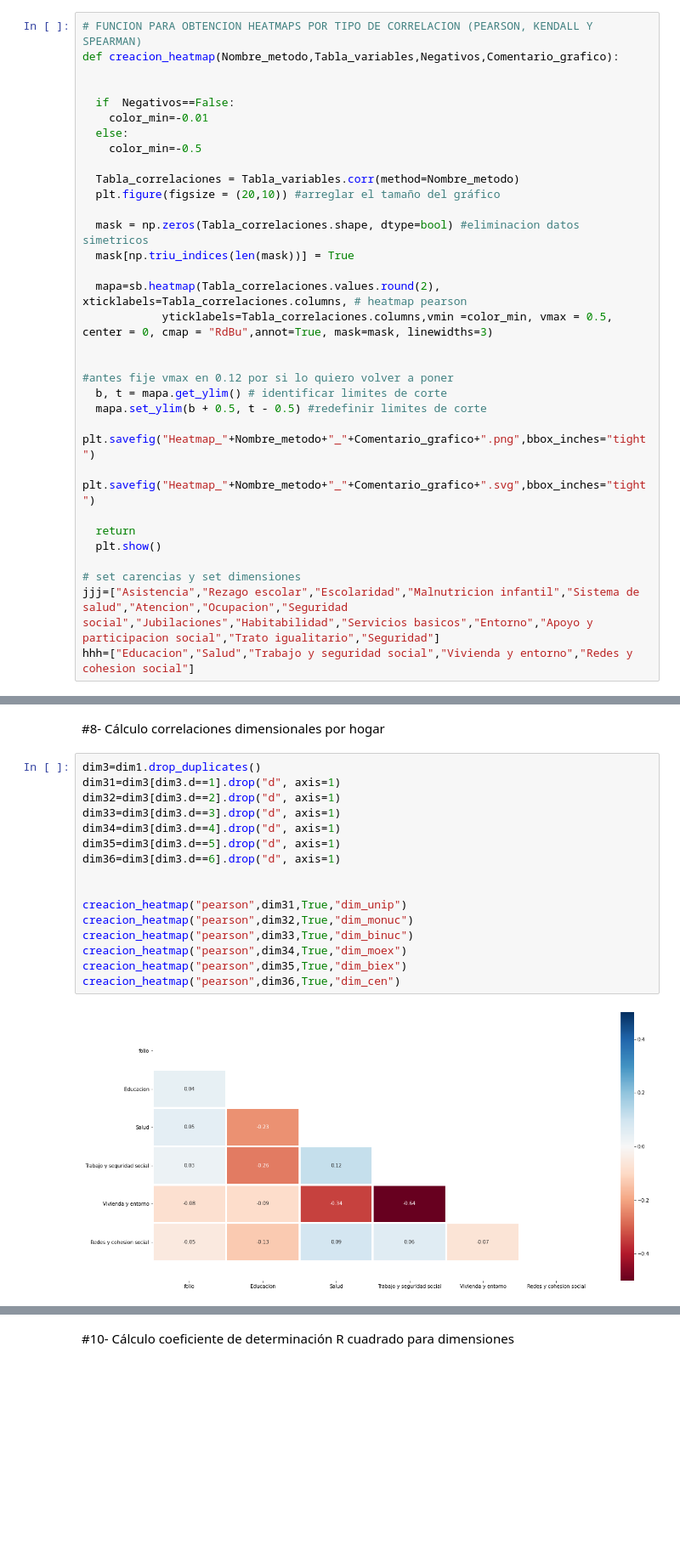
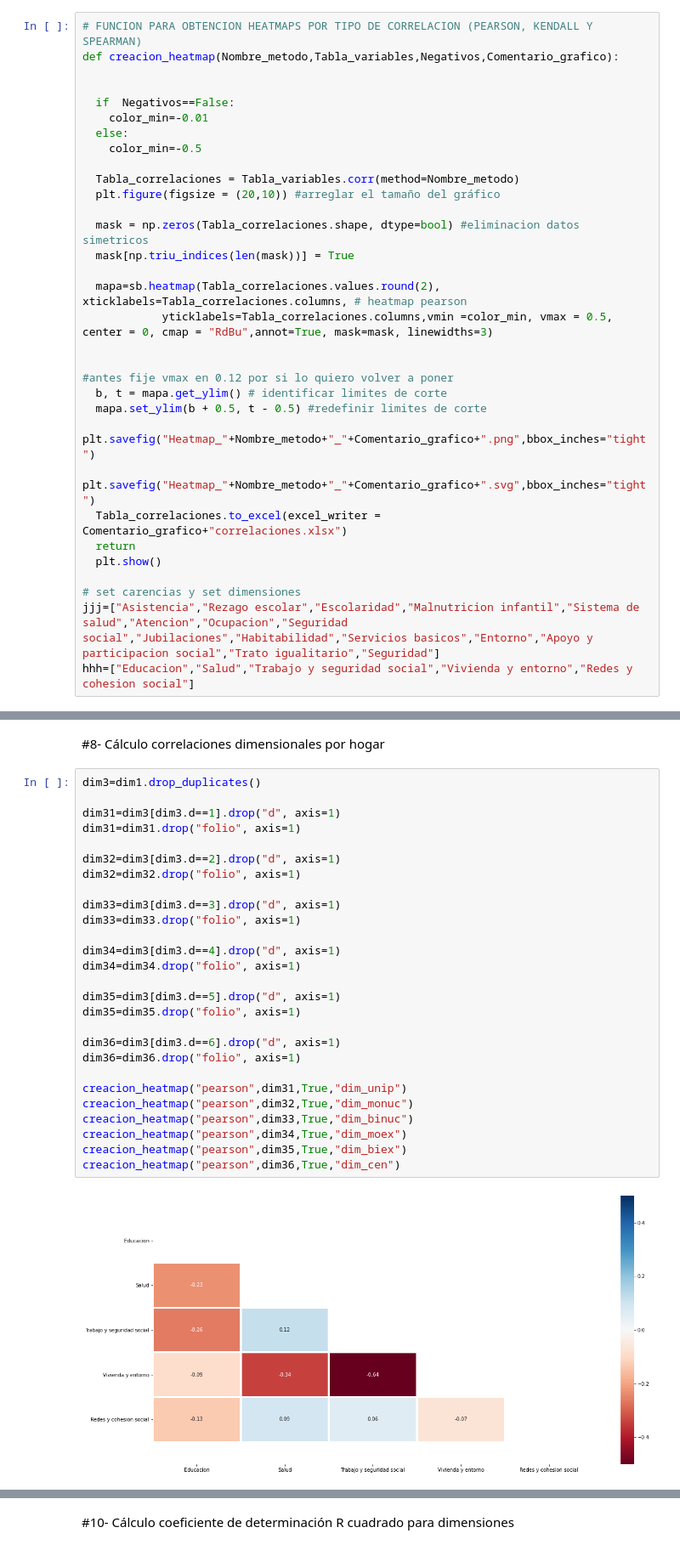
Before and after one commit to Maxmuleiv/Proyecto-Industrial, a Jupyter notebook: AnalisisPobrezaMultidimensional.ipynb, the cells around one changed output, grey strips where cells are left out. Shown at 85% size. Drawn from its saved outputs; the diff is of its cells as text; blank space fills up the shorter version.

```diff
--- a/AnalisisPobrezaMultidimensional.ipynb
+++ b/AnalisisPobrezaMultidimensional.ipynb
@@ -104,7 +119,7 @@ def creacion_heatmap(Nombre_metodo,Tabla_variables,Negativos,Comentario_grafico)
   mapa.set_ylim(b + 0.5, t - 0.5) #redefinir limites de corte
   plt.savefig("Heatmap_"+Nombre_metodo+"_"+Comentario_grafico+".png",bbox_inches="tight")
   plt.savefig("Heatmap_"+Nombre_metodo+"_"+Comentario_grafico+".svg",bbox_inches="tight")
-
+  Tabla_correlaciones.to_excel(excel_writer = Comentario_grafico+"correlaciones.xlsx")
   return
   plt.show()
 
@@ -273,19 +429,30 @@ dim.to_excel(excel_writer="hola.xlsx")
 #8- Cálculo correlaciones dimensionales por hogar
 # %%
 dim3=dim1.drop_duplicates()
+
 dim31=dim3[dim3.d==1].drop("d", axis=1)
+dim31=dim31.drop("folio", axis=1)
+
 dim32=dim3[dim3.d==2].drop("d", axis=1)
+dim32=dim32.drop("folio", axis=1)
+
 dim33=dim3[dim3.d==3].drop("d", axis=1)
+dim33=dim33.drop("folio", axis=1)
+
 dim34=dim3[dim3.d==4].drop("d", axis=1)
+dim34=dim34.drop("folio", axis=1)
+
 dim35=dim3[dim3.d==5].drop("d", axis=1)
+dim35=dim35.drop("folio", axis=1)
+
 dim36=dim3[dim3.d==6].drop("d", axis=1)
-
+dim36=dim36.drop("folio", axis=1)
 
 creacion_heatmap("pearson",dim31,True,"dim_unip")
 creacion_heatmap("pearson",dim32,True,"dim_monuc")
 creacion_heatmap("pearson",dim33,True,"dim_binuc")
 creacion_heatmap("pearson",dim34,True,"dim_moex")
 creacion_heatmap("pearson",dim35,True,"dim_biex")
 creacion_heatmap("pearson",dim36,True,"dim_cen")
 # %% [output]
-[figure, old version]
+[figure, new version]
```
Also changed, not shown: parts of 34 cells of this notebook.
